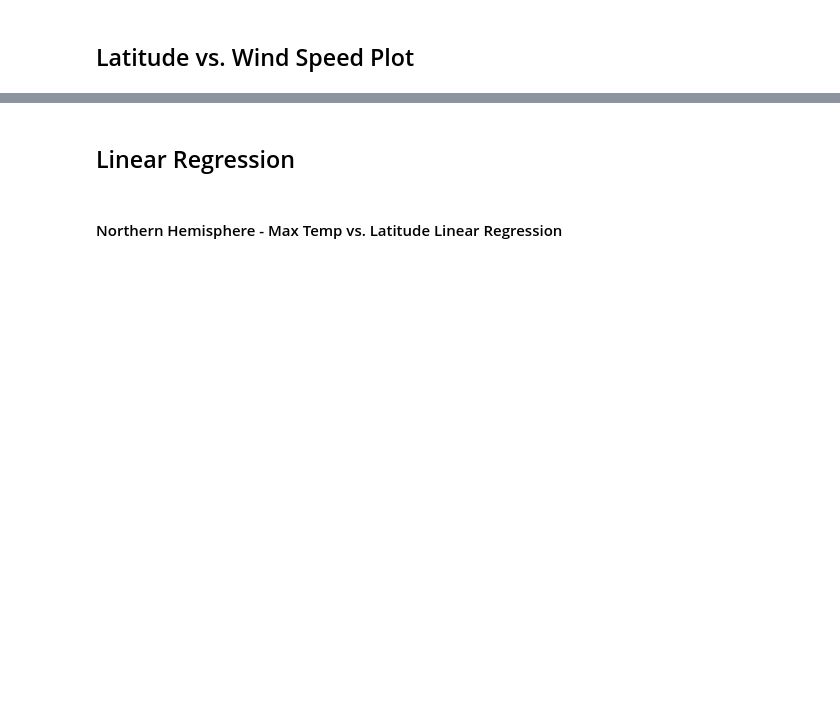
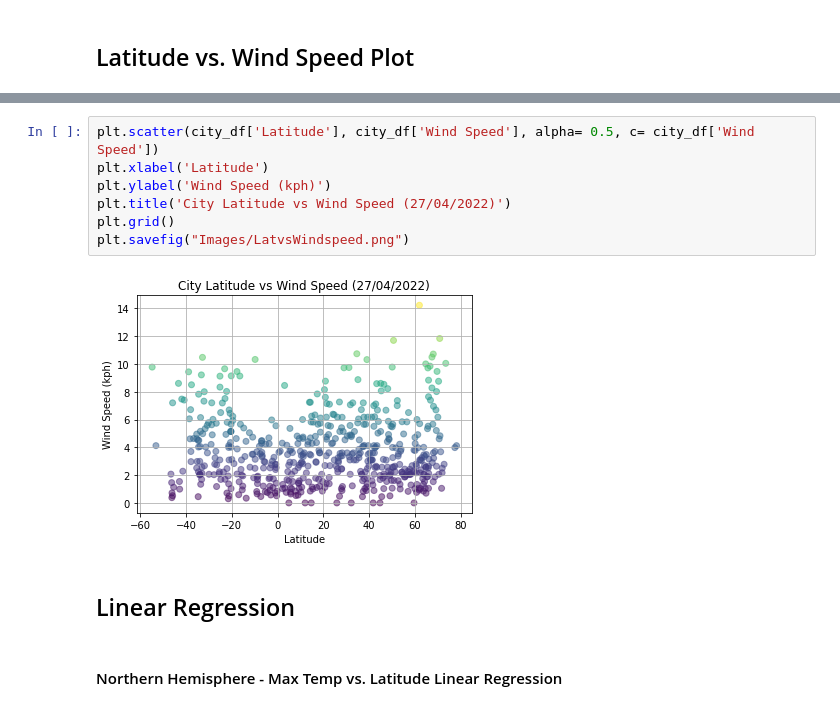
Before and after one commit to VanessaGuzman12/python-api-challenge, a Jupyter notebook: WeatherPy/WeatherPy.ipynb, the cells around one changed output, grey strips where cells are left out. Saved outputs shown, nothing was run; the diff lists cells and outputs as text; blank space fills up the shorter version.

```diff
--- a/WeatherPy/WeatherPy.ipynb
+++ b/WeatherPy/WeatherPy.ipynb
@@ -139,3 +211,12 @@ Int64Index([], dtype='int64')
+# %%
+plt.scatter(city_df['Latitude'], city_df['Wind Speed'], alpha= 0.5, c= city_df['Wind Speed'])
+plt.xlabel('Latitude')
+plt.ylabel('Wind Speed (kph)')
+plt.title('City Latitude vs Wind Speed (27/04/2022)')
+plt.grid()
+plt.savefig("Images/LatvsWindspeed.png")
+# %% [output]
+[figure, added]
 # %% [markdown]
 ## Linear Regression
 # %% [markdown]
```
Also changed, not shown: parts of 41 cells of this notebook, 19 other files.
